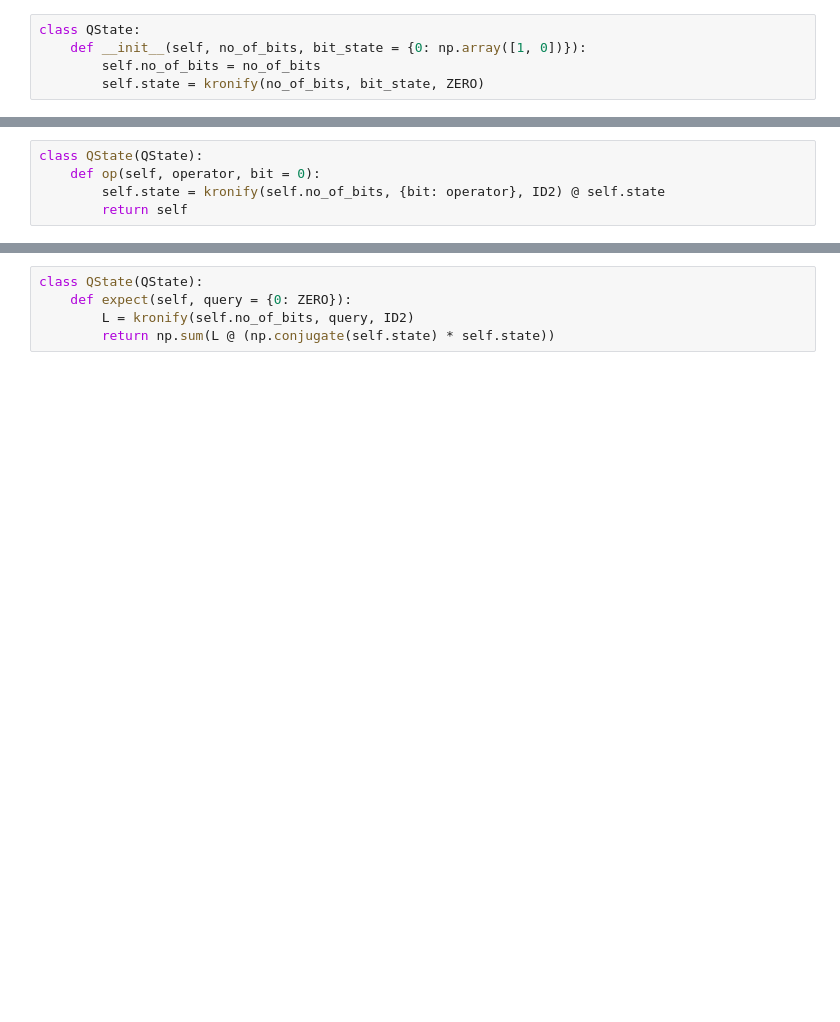
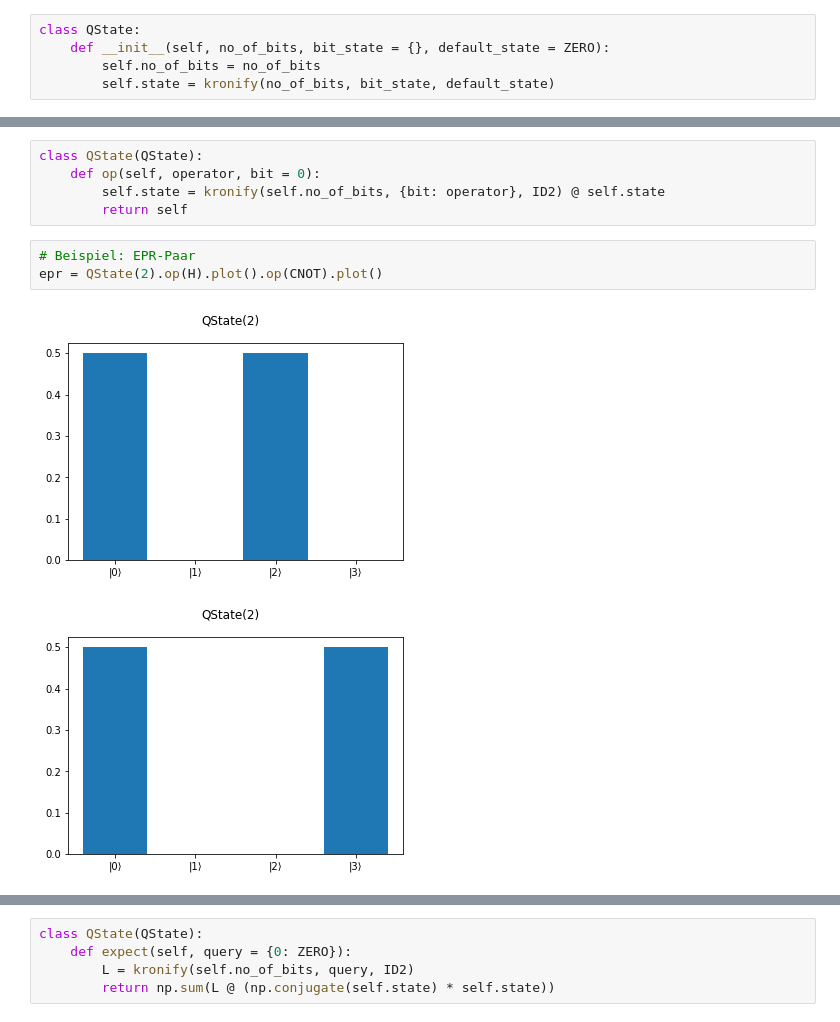
Before and after one commit to denkspuren/qcsim, a Jupyter notebook: qcsim-dev.ipynb, the cells around one changed output, grey strips where cells are left out. Cells and saved outputs as stored; diff of their text form; blank space fills up the shorter version.

```diff
--- a/qcsim-dev.ipynb
+++ b/qcsim-dev.ipynb
@@ -64,5 +70,5 @@ es ist kein Copy eines mehrbittigen Quantenzustands auf einen anderen Quantenzus
 # %%
 class QState:
-    def __init__(self, no_of_bits, bit_state = {0: np.array([1, 0])}):
+    def __init__(self, no_of_bits, bit_state = {}, default_state = ZERO):
         self.no_of_bits = no_of_bits
-        self.state = kronify(no_of_bits, bit_state, ZERO)
+        self.state = kronify(no_of_bits, bit_state, default_state)
@@ -102,3 +143,9 @@ class QState(QState):
     def op(self, operator, bit = 0):
         self.state = kronify(self.no_of_bits, {bit: operator}, ID2) @ self.state
         return self
+# %%
+# Beispiel: EPR-Paar
+epr = QState(2).op(H).plot().op(CNOT).plot()
+# %% [output]
+[figure, added]
+[figure, added]
```
Also changed, not shown: parts of 47 cells of this notebook.
